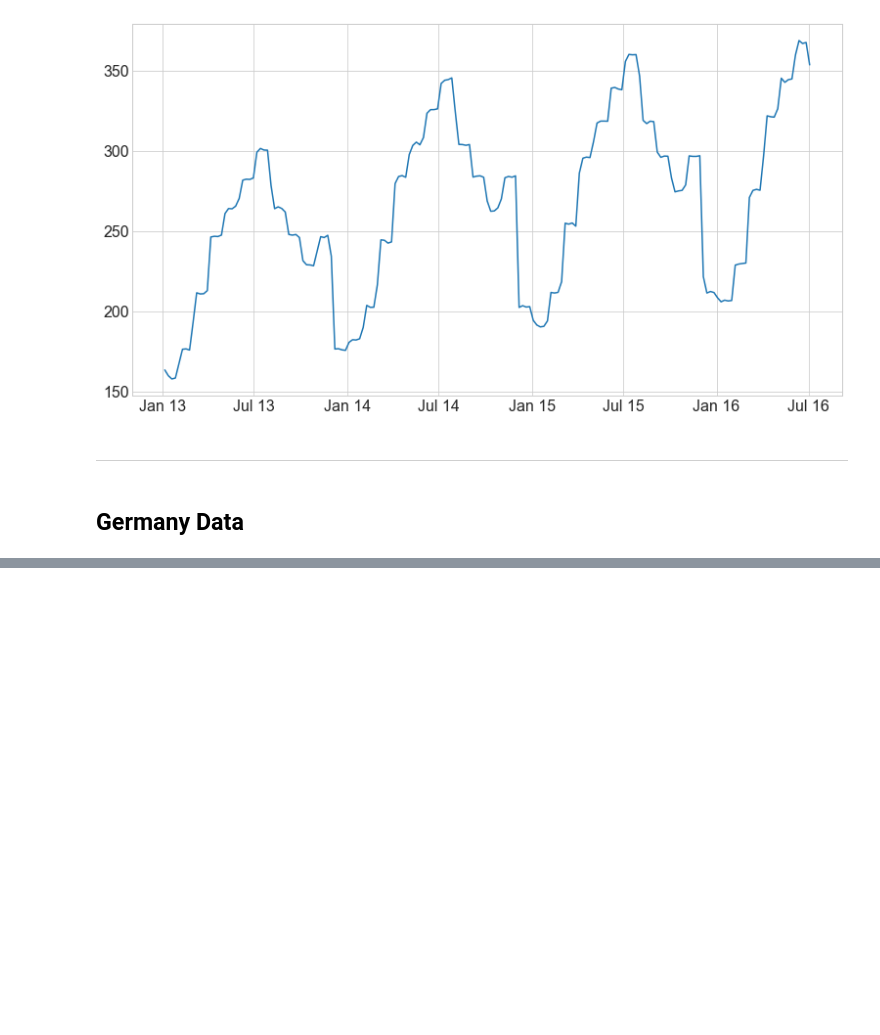
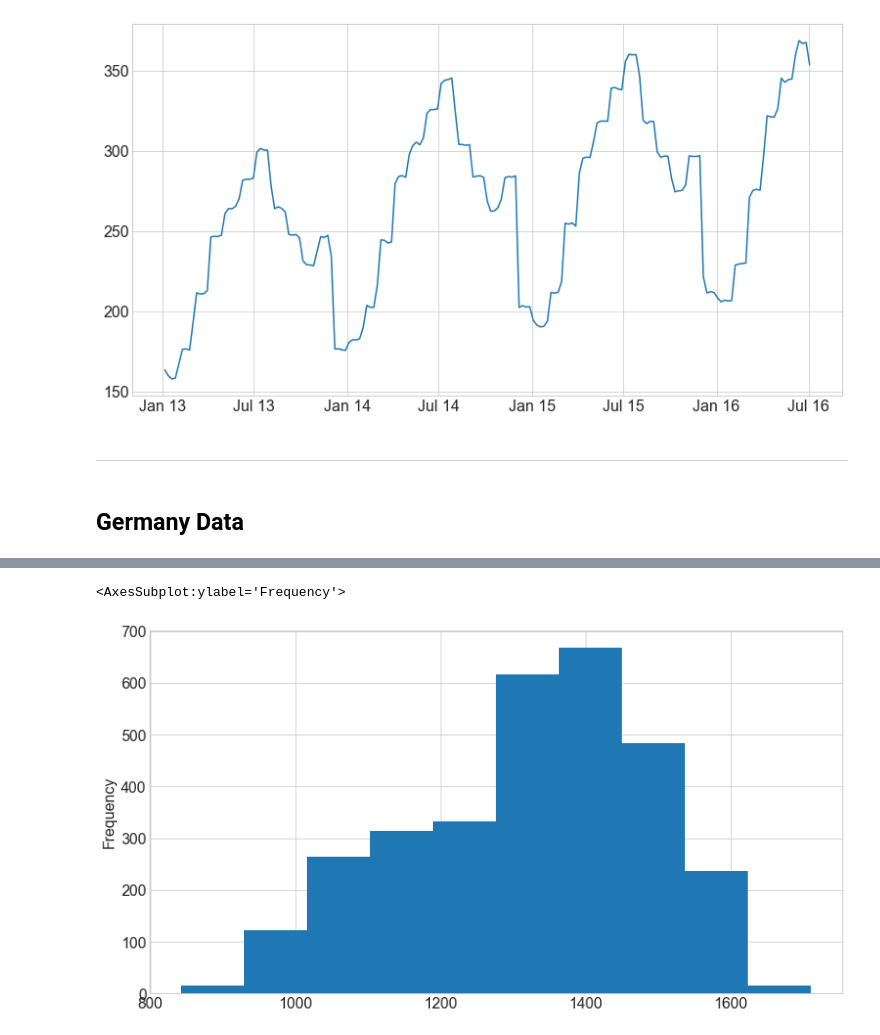
Before and after one commit to natasharivers/time-series-exercises, a Jupyter notebook: Explore.ipynb, the cells around one changed output, grey strips where cells are left out. Cells and saved outputs as stored; diff of their text form; code cells hidden in the pictures; blank space fills up the shorter version.

```diff
--- a/Explore.ipynb
+++ b/Explore.ipynb
@@ -451,0 +493,3 @@ memory usage: 239.7+ KB
+# %%
+y = train.Consumption
+y.head()
@@ -451,0 +504,8 @@ memory usage: 239.7+ KB
+# %%
+#plot distribution
+y.plot.hist()
+
+#shows normal distribution with left skew
+# %% [output]
+<AxesSubplot:ylabel='Frequency'>
+[figure, added]
```
Also changed, not shown: parts of 33 cells of this notebook.
